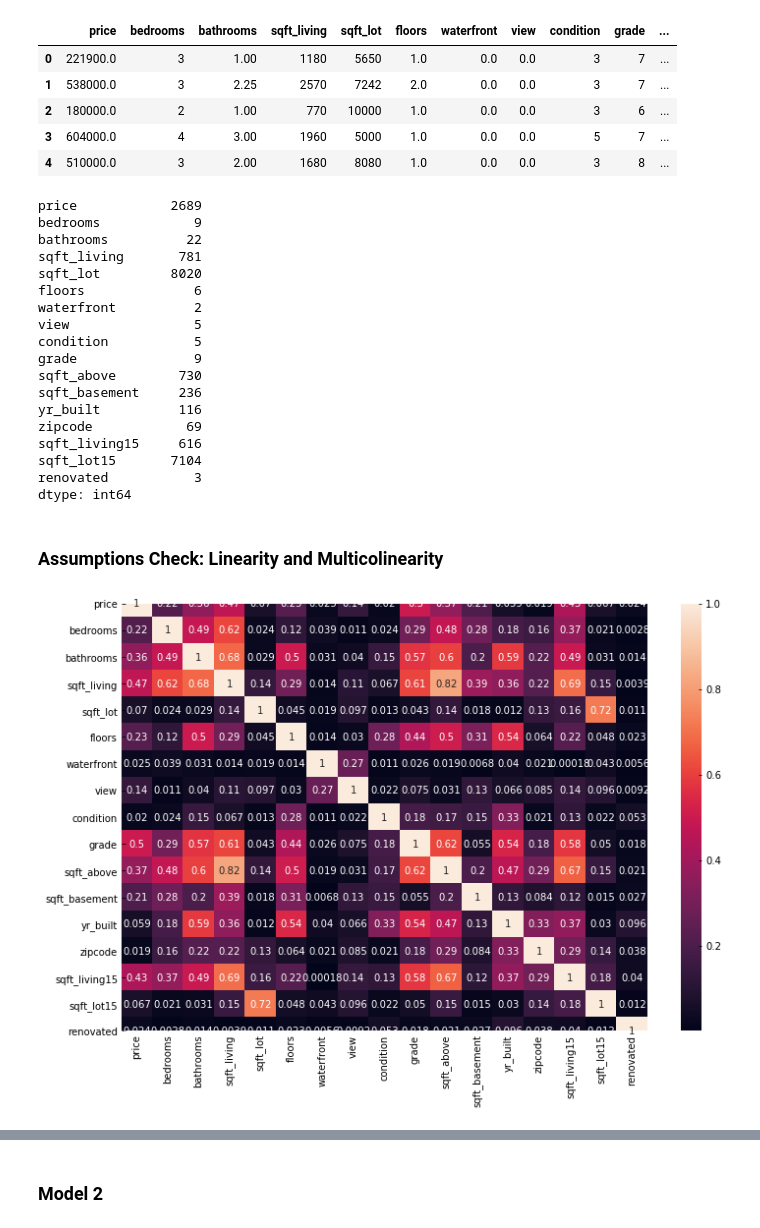
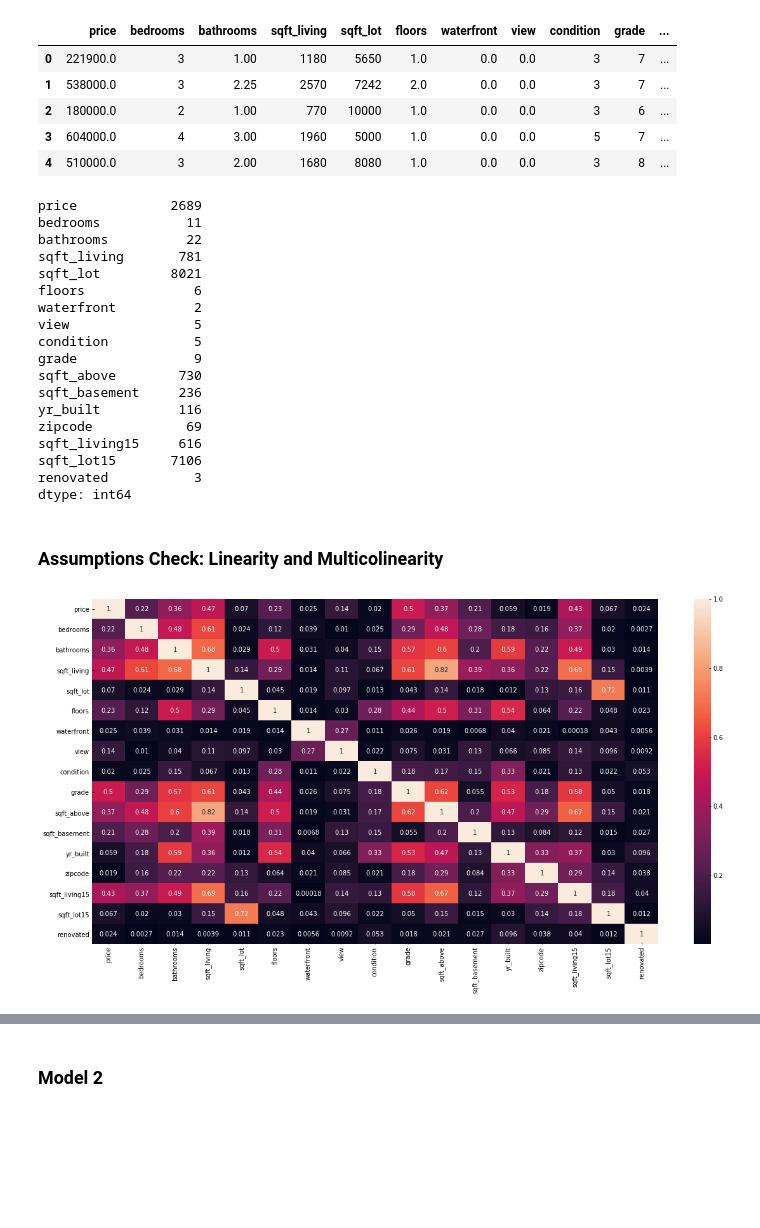
Before and after one commit to adinas94/King-Country-Regression, a Jupyter notebook: George's Regressions.ipynb, the cells around one changed output, grey strips where cells are left out. Saved outputs shown, nothing was run; the diff lists cells and outputs as text; code cells hidden in the pictures; blank space fills up the shorter version.

```diff
--- a/George's Regressions.ipynb
+++ b/George's Regressions.ipynb
@@ -47,5 +47,5 @@ sns.boxplot(x=df['bedrooms'])
 # %%
 #Remove outliers
 df = df[df["price"] < 700000]
-df = df[df["bedrooms"] < 10]
-df = df[df["sqft_living"] < 10000]
+df = df[df["bedrooms"] < 13]
+df = df[df["sqft_living"] < 11000]
@@ -65,10 +69,10 @@ df.head()
 df.nunique() #looking at unique values in each column
 # %% [output]
 price            2689
-bedrooms            9
+bedrooms           11
 bathrooms          22
 sqft_living       781
-sqft_lot         8020
+sqft_lot         8021
 floors              6
 waterfront          2
 view                5
@@ -79,7 +83,7 @@ sqft_basement     236
 yr_built          116
 zipcode            69
 sqft_living15     616
-sqft_lot15       7104
+sqft_lot15       7106
 renovated           3
 dtype: int64
 # %% [markdown]
@@ -94,11 +95,13 @@ features.remove(target)
 # %%
 #explore features with high correlation
 corr = df.corr().abs()
-plt.figure(figsize=(12,8))
-sns.heatmap(corr, annot=True)
+plt.figure(figsize=(20,10))
+ax = sns.heatmap(corr, annot=True)
+bottom, top = ax.get_ylim()
+ax.set_ylim(bottom + 0.5, top - 0.5)
 plt.show()
 # %% [output]
-[figure, old version]
+[figure, new version]
 # %%
 #Check Multicolinearity
 
```
Also changed, not shown: parts of 73 cells of this notebook.
